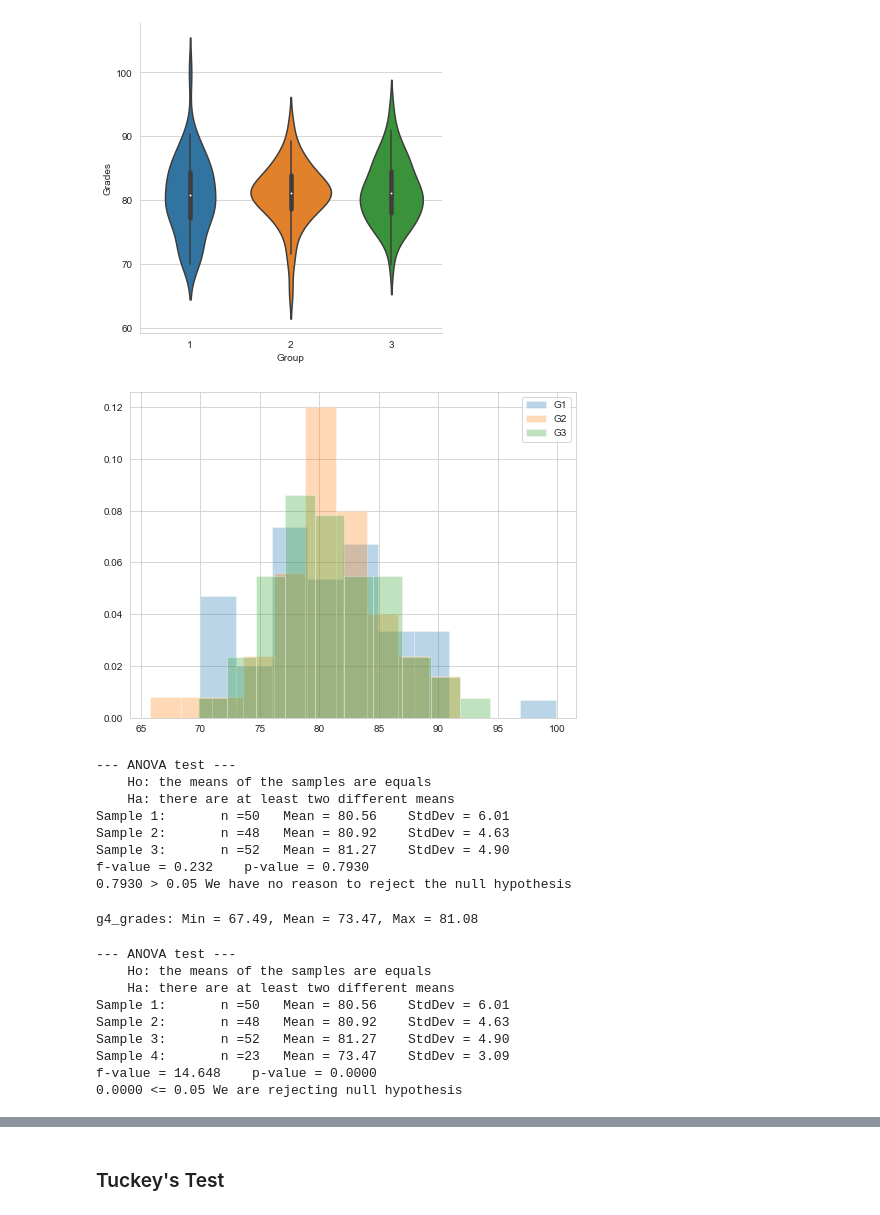
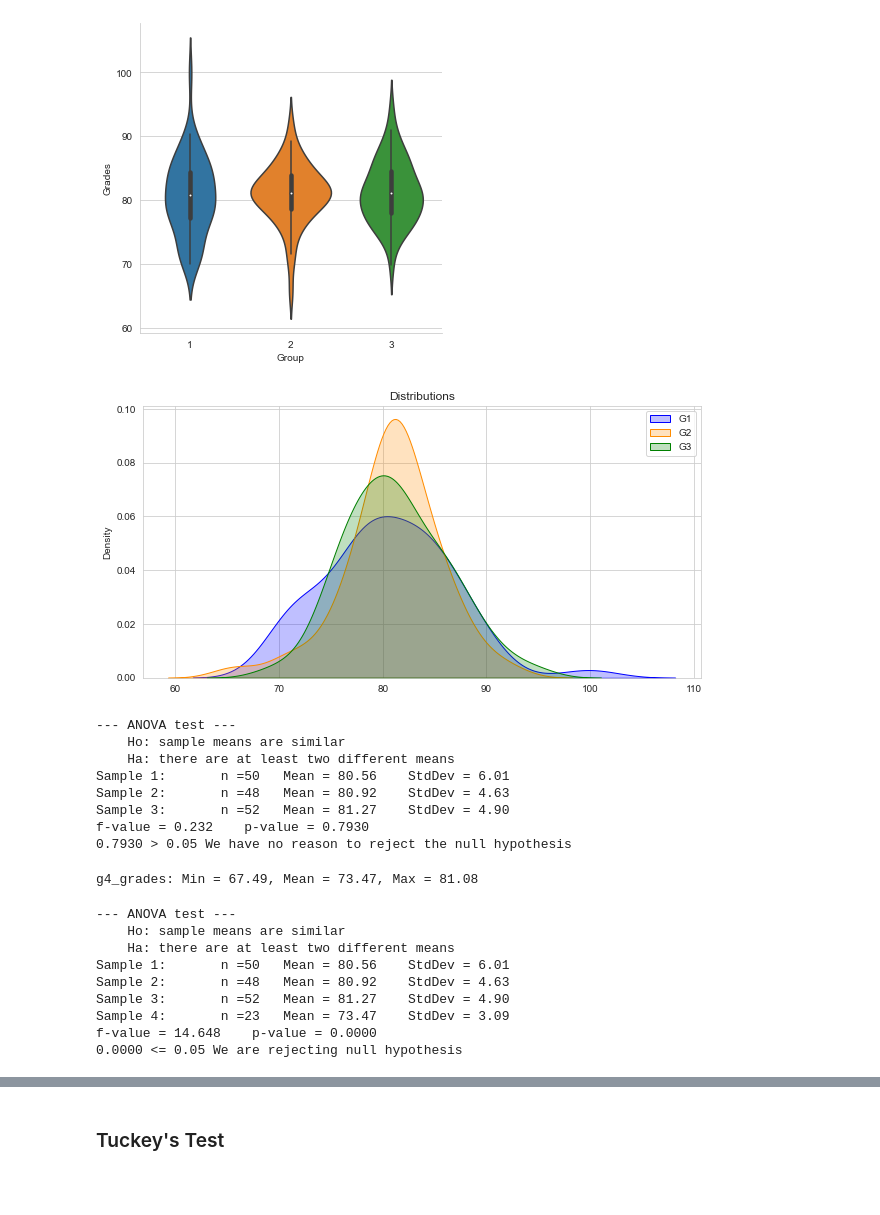
Before and after one commit to Goliath-Research/Computational-Statistics, a Jupyter notebook: 04-Inferential Statistics/09-ANOVA.ipynb, the cells around one changed output, grey strips where cells are left out. Drawn from its saved outputs; the diff is of its cells as text; code cells hidden in the pictures; blank space fills up the shorter version.

```diff
--- a/04-Inferential Statistics/09-ANOVA.ipynb
+++ b/04-Inferential Statistics/09-ANOVA.ipynb
@@ -112,17 +124,18 @@ sns.catplot(data=data, x='Group', y='Grades', kind='boxen');
 sns.catplot(data=data, x='Group', y='Grades', kind='violin');
 # %% [output]
 [figure]
-# %%
-plt.figure(figsize=(8,6))
-plt.hist(g1_grades, alpha=0.3, density=True, label='G1')
-plt.hist(g2_grades, alpha=0.3, density=True, label='G2')
-plt.hist(g3_grades, alpha=0.3, density=True, label='G3')
-plt.legend();
-# %% [output]
-[figure, removed]
+# %%
+plt.figure(figsize=(10,5))
+ax = sns.kdeplot(x=g1_grades, shade=True, color='blue',       label='G1')
+ax = sns.kdeplot(x=g2_grades, shade=True, color='darkorange', label='G2')
+ax = sns.kdeplot(x=g3_grades, shade=True, color='green',      label='G3')
+ax.set(title='Distributions');
+plt.legend();
+# %% [output]
+[figure, added]
 # %%
 print('--- ANOVA test ---')
-print('    Ho: the means of the samples are equals')
+print('    Ho: sample means are similar')
 print('    Ha: there are at least two different means')
 print('Sample 1:\tn =%i\tMean = %.2f\tStdDev = %.2f' %(len(g1_grades),np.mean(g1_grades), np.std(g1_grades)))
 print('Sample 2:\tn =%i\tMean = %.2f\tStdDev = %.2f' %(len(g2_grades),np.mean(g2_grades), np.std(g2_grades)))
@@ -136,7 +149,7 @@ else:
     print("%.4f > %.2f We have no reason to reject the null hypothesis" %(pval, alpha))
 # %% [output]
 --- ANOVA test ---
-    Ho: the means of the samples are equals
+    Ho: sample means are similar
     Ha: there are at least two different means
 Sample 1:       n =50   Mean = 80.56    StdDev = 6.01
 Sample 2:       n =48   Mean = 80.92    StdDev = 4.63
@@ -150,7 +163,7 @@ print('g4_grades: Min = %.2f, Mean = %.2f, Max = %.2f' %(g4_grades.min(), np.mea
 g4_grades: Min = 67.49, Mean = 73.47, Max = 81.08
 # %%
 print('--- ANOVA test ---')
-print('    Ho: the means of the samples are equals')
+print('    Ho: sample means are similar')
 print('    Ha: there are at least two different means')
 print('Sample 1:\tn =%i\tMean = %.2f\tStdDev = %.2f' %(len(g1_grades),np.mean(g1_grades), np.std(g1_grades)))
 print('Sample 2:\tn =%i\tMean = %.2f\tStdDev = %.2f' %(len(g2_grades),np.mean(g2_grades), np.std(g2_grades)))
@@ -165,7 +178,7 @@ else:
     print("%.4f > %.2f We have no reason to reject the null hypothesis" %(pval, alpha))
 # %% [output]
 --- ANOVA test ---
-    Ho: the means of the samples are equals
+    Ho: sample means are similar
     Ha: there are at least two different means
 Sample 1:       n =50   Mean = 80.56    StdDev = 6.01
 Sample 2:       n =48   Mean = 80.92    StdDev = 4.63
```
Also changed, not shown: parts of 16 cells of this notebook, 1 other file.
